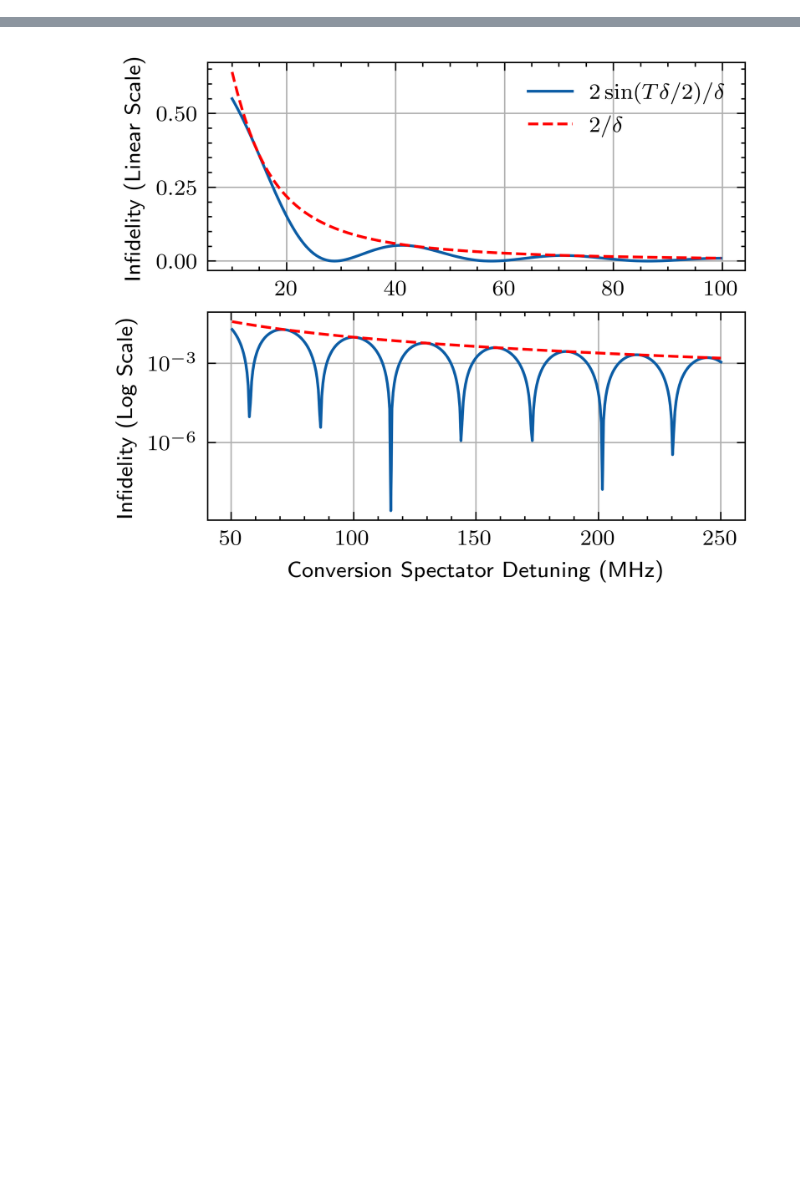
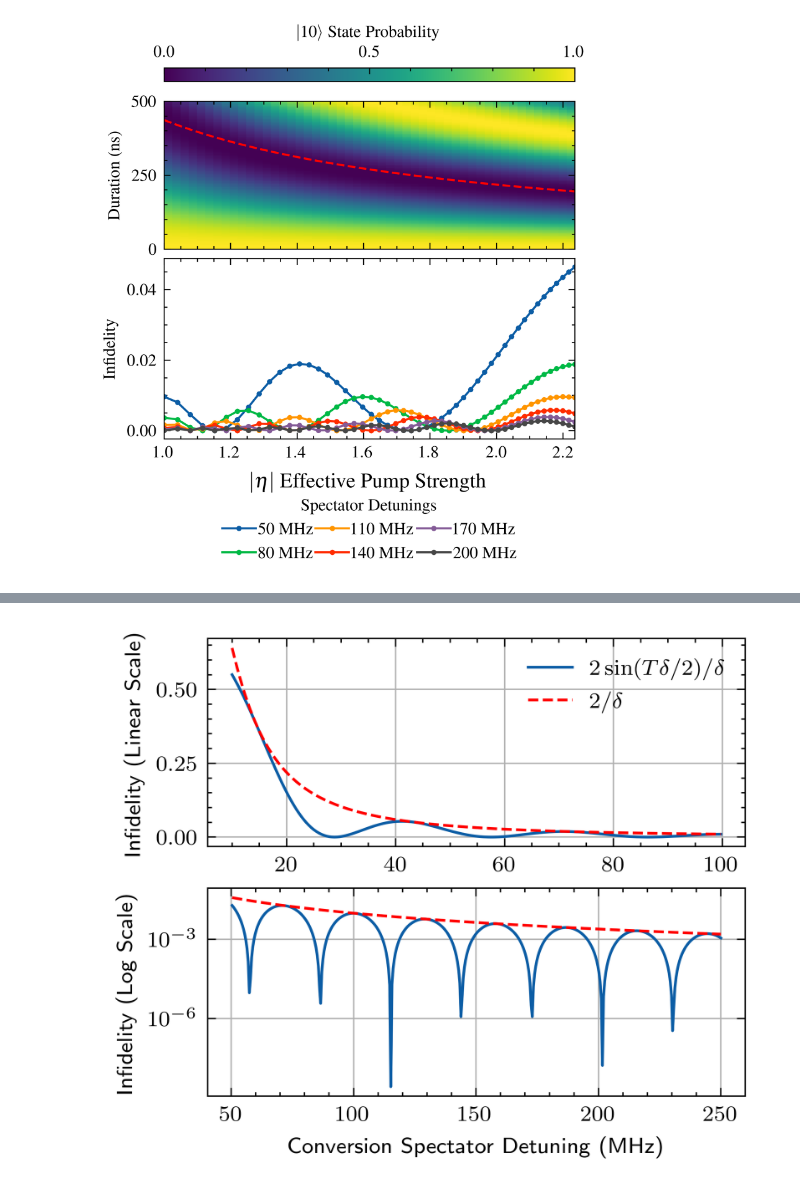
Before and after one commit to PITT-HATLAB/corral_crowding, a Jupyter notebook: src/notebooks/03_qubit_spectator.ipynb, the cells around one changed output, grey strips where cells are left out. Drawn from its saved outputs; the diff is of its cells as text; code cells hidden in the pictures; blank space fills up the shorter version.

```diff
--- a/src/notebooks/03_qubit_spectator.ipynb
+++ b/src/notebooks/03_qubit_spectator.ipynb
@@ -129,0 +123,88 @@ fig.savefig("fidelity_vs_eta.pdf", bbox_inches="tight")
+# %%
+legend_offset = 0.15
+subplot_spacing = 0.05  # Reduce space between subplots
+legend_y_offset = -legend_offset - 0.1  # Increase space between x-axis label and legend
+
+with plt.style.context(["ieee", "science", "use_mathtext"]):
+    # Create a combined figure with shared x-axis
+    fig, axes = plt.subplots(
+        2,
+        1,
+        figsize=(3.5, 3.5),
+        sharex=True,
+        gridspec_kw={"height_ratios": [1.75, 1.75 - legend_offset]},
+    )
+
+    # First subplot: Chevron Plot
+    ax1 = axes[0]
+    img = ax1.imshow(
+        pop_matrix,
+        aspect="auto",
+        origin="lower",
+        extent=[
+            eta_list[0],
+            eta_list[-1],
+            time_list[0],
+            time_list[-1],
+        ],  # X is pump, Y is time
+        cmap="viridis",
+    )
+
+    # Add horizontal colorbar on top
+    cbar = fig.colorbar(
+        img, ax=ax1, orientation="horizontal", pad=0.1, location="top", aspect=30
+    )
+    cbar.set_label(r"$|10\rangle$ State Probability")
+    # Set the colorbar ticks to only 0, 0.5, and 1
+    cbar.set_ticks([0, 0.5, 1])
+
+    # Labels
+    ax1.set_ylabel("Duration (ns)")
+
+    # Set y-axis ticks to be in hundreds of nanoseconds
+    ax1.set_yticks([0, 250e-9, 500e-9])
+    ax1.set_yticklabels(["0", "250", "500"])
+
+    # Add dashed red line at pi/2 transition
+    ax1.plot(eta_list, t_pi2, "r--", label=r"$\pi/2$ Transition")
+
+    # Second subplot: Fidelity vs. Eta
+    ax2 = axes[1]
+
+    for delta, fidelity_list in fidelity_dict.items():
+        eta_values = np.array(eta_dict[delta])
+        ax2.plot(
+            eta_values,
+            fidelity_list,
+            label=f"{delta / 1e6:.0f} MHz",
+            marker=".",
+            markersize=3,
+        )
+
+    # Customize axes and labels
+    ax2.set_xlabel(
+        r"$|\eta|$ Effective Pump Strength", fontsize=10, labelpad=5
+    )  # Match y-axis font size
+    ax2.set_ylabel("Infidelity")
+
+    # Adjust layout to include legend centered horizontally
+    ax2.legend(
+        title="Spectator Detunings",
+        ncol=3,
+        fontsize=8,  # Reduce legend font size
+        loc="upper center",  # Center legend horizontally
+        bbox_to_anchor=(0.5, legend_y_offset),
+        handletextpad=0.15,  # Reduce padding between marker and label text
+        columnspacing=0.1,  # Reduce space between columns
+    )
+
+    # Reduce spacing between subplots
+    fig.subplots_adjust(hspace=subplot_spacing, bottom=legend_offset)
+
+    # Show the combined figure
+    plt.show()
+
+    # Save the figure
+    fig.savefig("fidelity_vs_eta_combined.pdf", bbox_inches="tight")
+# %% [output]
+[figure, added]
```
Also changed, not shown: parts of 6 cells of this notebook, 4 other files.
